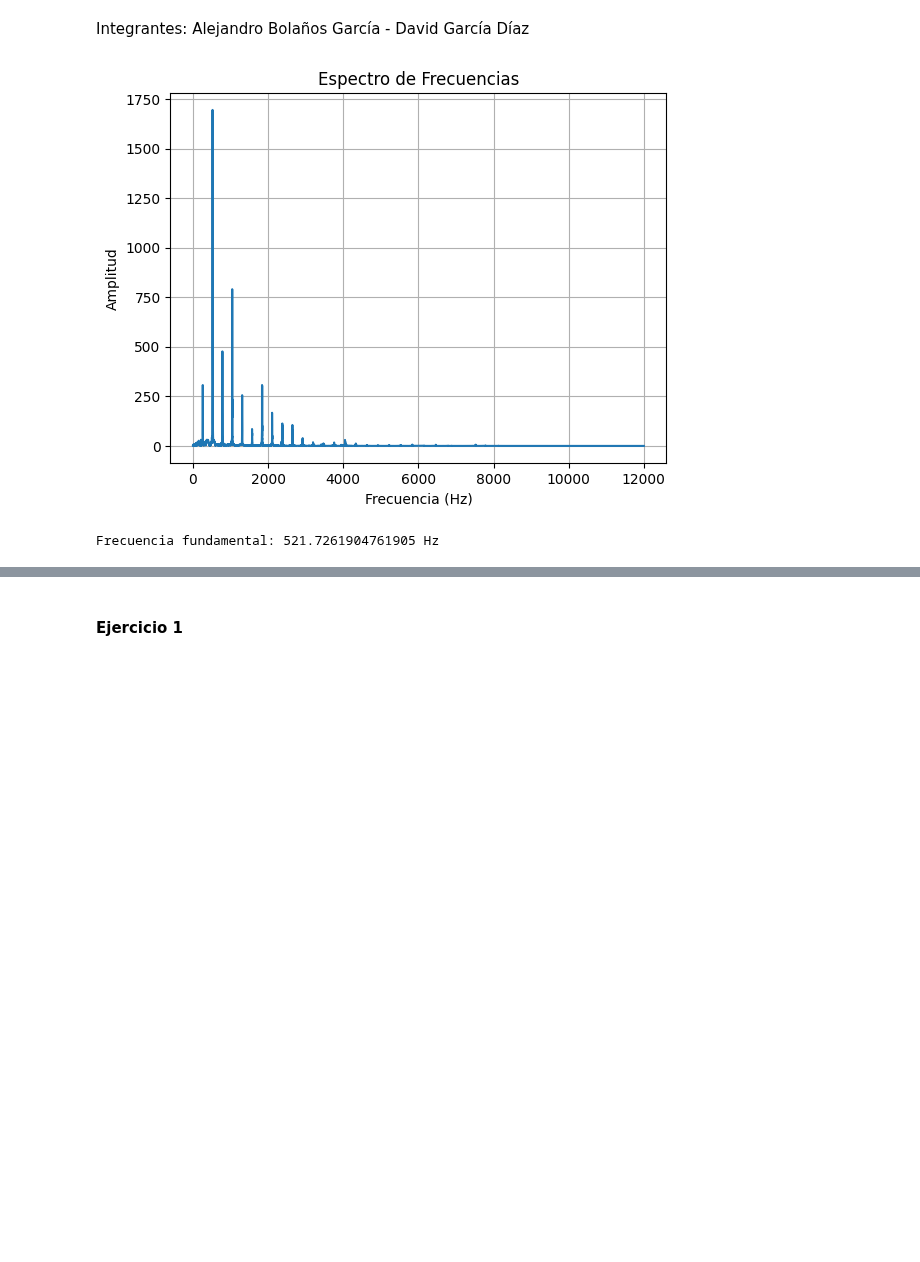
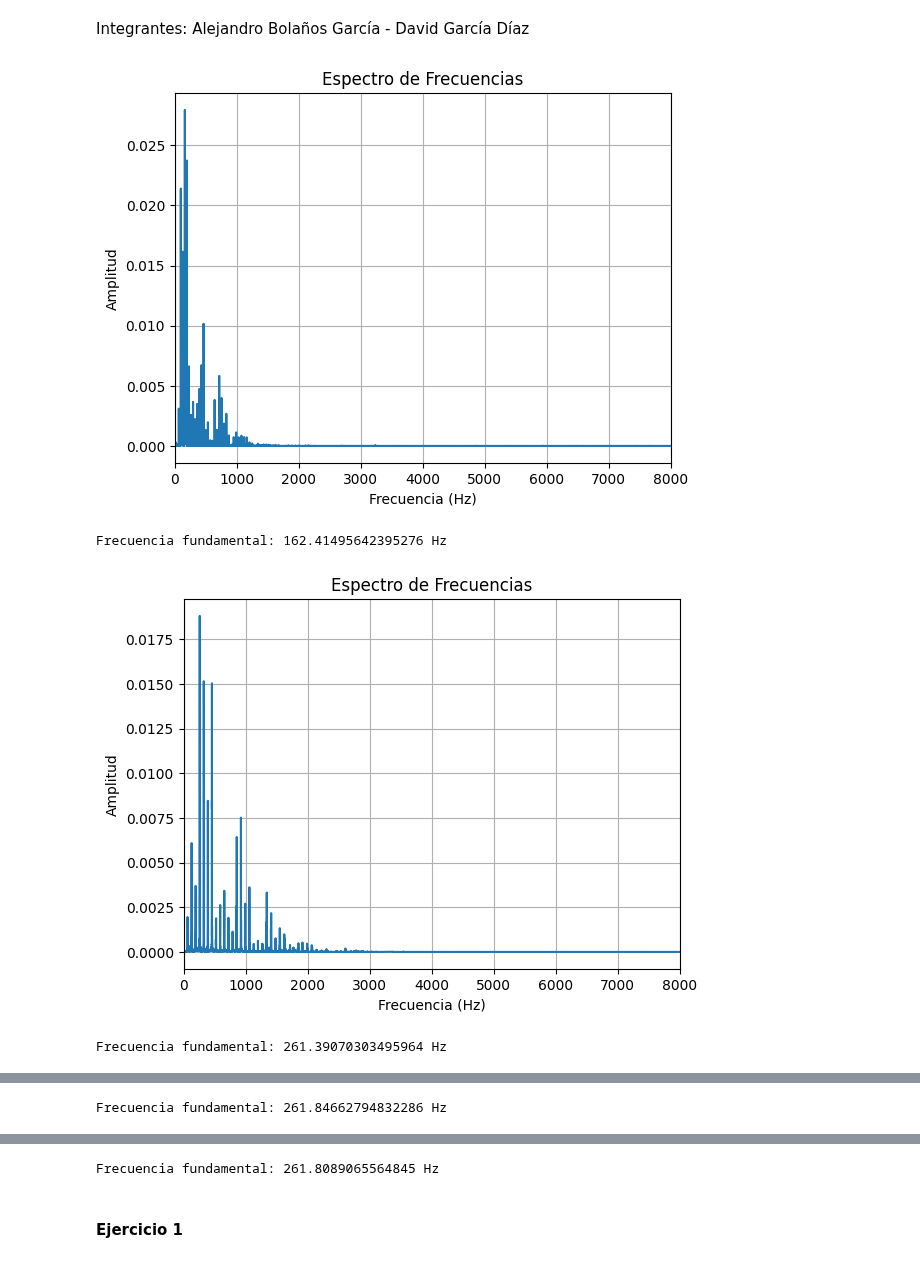
Before and after one commit to Davidgrcdz/PIAV-Practicas, a Jupyter notebook: Practica 4/Practica4.ipynb, the cells around one changed output, grey strips where cells are left out. Cells and saved outputs as stored; diff of their text form; code cells hidden in the pictures; blank space fills up the shorter version.

Commit message:
notas piano

```diff
--- a/Practica 4/Practica4.ipynb
+++ b/Practica 4/Practica4.ipynb
@@ -5,39 +5,48 @@ Integrantes: Alejandro Bolaños García - David García Díaz
 # %%
 import numpy as np
 import matplotlib.pyplot as plt
 from scipy.io import wavfile
 from scipy.fft import fft, fftfreq
-from scipy.signal import butter, filtfilt, lfilter
+from scipy.signal import butter, filtfilt, lfilter, find_peaks
 
-#Leer el archivo de audio
-sample_rate, data = wavfile.read('notas_piano/do.wav')
+def fft_plot(path):
+    #Leer el archivo de audio
+    sample_rate, data = wavfile.read(path)
 
-#Si el audio es estéreo, selecciona un solo canal
-if len(data.shape) > 1:
-    data = data[:,0]
+    #Si el audio es estéreo, selecciona un solo canal
+    if len(data.shape) > 1:
+        data = data[:,0]
 
-#Número de muestras
-N = len(data)
-T=1.0/sample_rate
+    #Número de muestras
+    N = len(data)
+    T=1.0/sample_rate
 
-#Calcular la FFT
-yf = fft(data)
-xf = fftfreq(N,T)[:N//2]
+    #Calcular la FFT
+    yf = fft(data)
+    xf = fftfreq(N,T)[:N//2]
 
-#Visualizar el espectro de frecuencias
-plt.plot(xf,2.0/N * np.abs(yf[0:N//2]))
-plt.title('Espectro de Frecuencias')
-plt.xlabel('Frecuencia (Hz)')
-plt.ylabel('Amplitud')
-plt.grid()
-plt.show()
-#Eje X (Frecuencia): Muestra las frecuencias presentes en la señal.
-#Eje Y (Amplitud): Muestra la magnitud de cada frecuencia.
-#Picos altos indican las frecuencias dominantes en la señal.
+    #Visualizar el espectro de frecuencias
+    plt.plot(xf,2.0/N * np.abs(yf[0:N//2]))
+    plt.title('Espectro de Frecuencias')
+    plt.xlim(0, 8000)
+    plt.xlabel('Frecuencia (Hz)')
+    plt.ylabel('Amplitud')
+    plt.grid()
+    plt.show()
+    #Eje X (Frecuencia): Muestra las frecuencias presentes en la señal.
+    #Eje Y (Amplitud): Muestra la magnitud de cada frecuencia.
+    #Picos altos indican las frecuencias dominantes en la señal.
 
-#Esta línea de código imprime la frecuencia fundamental de la señal de audio, que es la frecuencia con la amplitud más alta en el espectro de frecuencias.
-frecuencia_nota = xf[np.argmax(2.0/N * np.abs(yf[0:N//2]))]
-print('Frecuencia fundamental:', frecuencia_nota, 'Hz')
+    #Esta línea de código imprime la frecuencia fundamental de la señal de audio, que es la frecuencia con la amplitud más alta en el espectro de frecuencias.
+    frecuencia_nota = xf[np.argmax(2.0/N * np.abs(yf[0:N//2]))]
+    print('Frecuencia fundamental:', frecuencia_nota, 'Hz')
+
+fft_plot('nota_do_c2/c1.wav')
+fft_plot('nota_do_c2/c2.wav')
+fft_plot('nota_do_c2/c3.wav')
+fft_plot('nota_do_c2/c4.wav')
 # %% [output]
-[figure, old version]
+[figure, new version]
-Frecuencia fundamental: 521.7261904761905 Hz
+Frecuencia fundamental: 162.41495642395276 Hz
+[figure, added]
+Frecuencia fundamental: 261.39070303495964 Hz
@@ -43,0 +54 @@ Frecuencia fundamental: 521.7261904761905 Hz
+Frecuencia fundamental: 261.84662794832286 Hz
@@ -44,3 +56,4 @@ Frecuencia fundamental: 521.7261904761905 Hz
+Frecuencia fundamental: 261.8089065564845 Hz
 # %% [markdown]
 #### Ejercicio 1
 # %%
```
Also changed, not shown: parts of 2 cells of this notebook, 20 other files.
